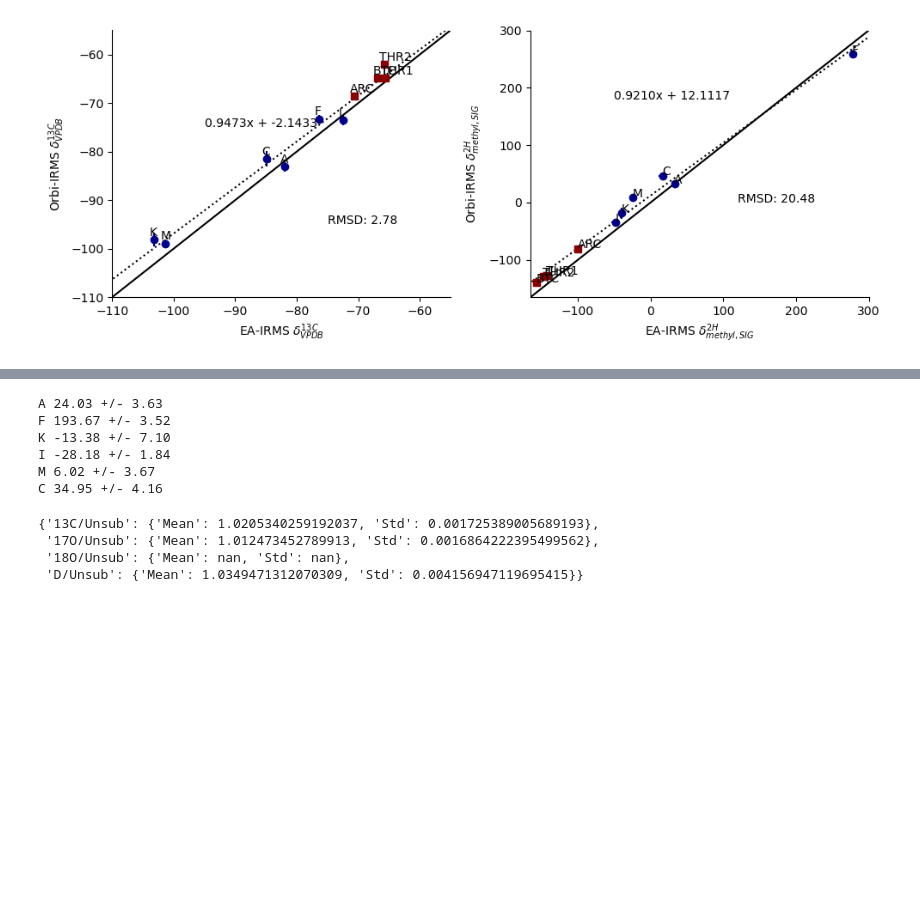
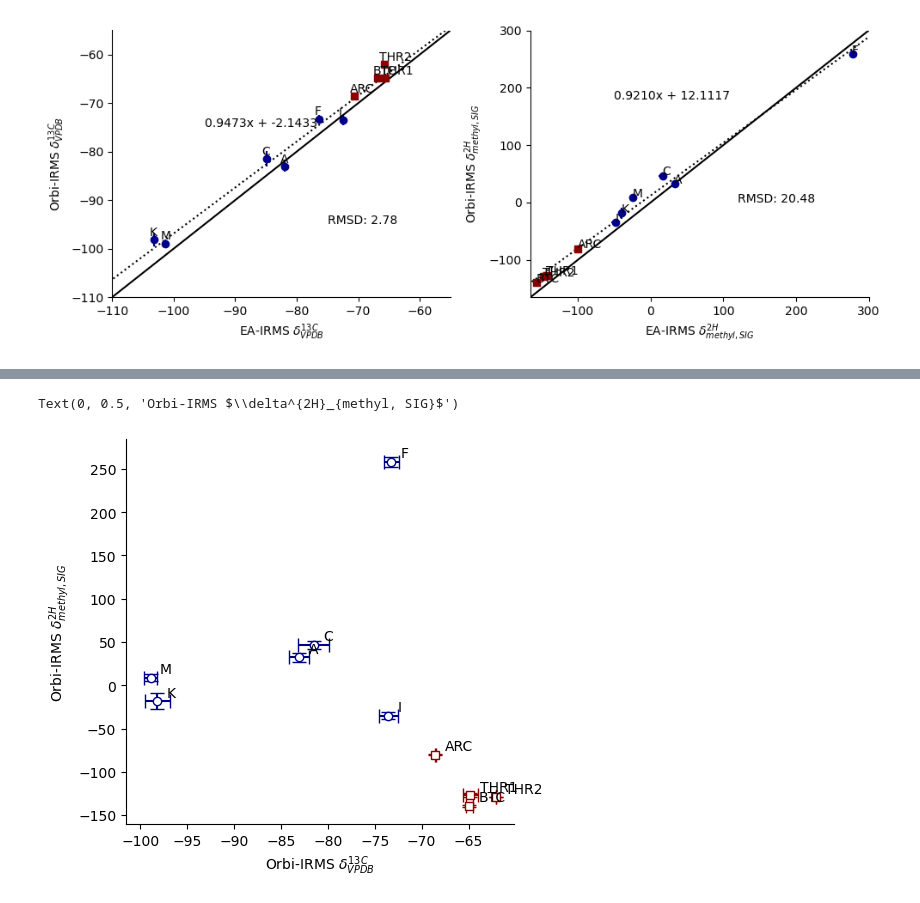
Before and after one commit to Csernica/MPA-Forensics, a Jupyter notebook: Summary Plots.ipynb, the cells around one changed output, grey strips where cells are left out. Drawn from its saved outputs; the diff is of its cells as text; code cells hidden in the pictures; blank space fills up the shorter version.

```diff
--- a/Summary Plots.ipynb
+++ b/Summary Plots.ipynb
@@ -120,6 +120,8 @@ Text(0, 0.5, 'Orbi-IRMS $\\delta^{13C}_{VPDB}$')
 # %%
 import matplotlib.pyplot as plt
 import numpy as np
+crossPlot = {}
+
 xs = []
 ys = []
 xerr = []
@@ -133,6 +135,7 @@ expSamples = ['A','F','K','I','M','C']
 cAx = axes[0]
 for MPAIdx, (MPAKey, MPAData) in enumerate(xDict.items()):
     if MPAKey not in ['SIG']:
+        crossPlot[MPAKey] = {'13C':[],'13CErr':[],'2H':[],'2HErr':[]}
         deltaOrbi = yDict[MPAKey]['13C/Unsub']['Delta Mean']
         deltaSigVPDB = op.deltaToRatio('13C',xDict['SIG']['13C/Unsub']['Delta VPDB'])
         deltaOrbiR = (deltaOrbi / 1000 + 1) * deltaSigVPDB
@@ -152,6 +155,9 @@ for MPAIdx, (MPAKey, MPAData) in enumerate(xDict.items()):
         xerr.append(MPAData['13C/Unsub']['Error'])
         ys.append(deltaOrbiVPDB)
         yerr.append(yDict[MPAKey]['13C/Unsub']['ER'])
+
+        crossPlot[MPAKey]['13C'] = deltaOrbiVPDB
+        crossPlot[MPAKey]['13CErr'] = yDict[MPAKey]['13C/Unsub']['ER']
 
         cAx.text(MPAData['13C/Unsub']['Delta VPDB'] -0.75,deltaOrbiVPDB + 0.75, MPAKey)
 
@@ -215,6 +221,9 @@ for MPAIdx, (MPAKey, MPAData) in enumerate(xDict.items()):
         hys.append(deltaOrbiScaled)
         hyerr.append(deltaOrbiErrScaled)
 
+        crossPlot[MPAKey]['2H'] = deltaOrbiScaled
+        crossPlot[MPAKey]['2HErr'] = deltaOrbiErrScaled
+
         cAx.text(deltaEAScaled -0.75,deltaOrbiScaled + 0.75, MPAKey)
 
 #ax.plot([-125,100],[-125,100], color = 'k', linestyle = '--',alpha = 0.3)
@@ -682,27 +255,22 @@ ax.set_ylim(-150,300)
-# %%
-for MPAKey, MPAData in neg120k.items():
-
-    OrbiRatioVsStd = MPAData['13C/Unsub']['Mean']
-    StdRat =  (caltech20220923['MPA STD'] / 1000 + 1) * 0.01118
-    OrbiRatVsPDB = OrbiRatioVsStd * StdRat / 0.01118
-    carbonMean = 1000 * (OrbiRatVsPDB - 1)
-
-    carbonErr = MPAData['13C/Unsub']['Std'] * 1000
-    hydrogenMean = (MPAData['D/Unsub']['Mean'] - 1) * 1000
-    hydrogenErr = MPAData['D/Unsub']['Std'] * 1000
-
-    print(MPAKey + ' ' + f'{hydrogenMean:.2f}' + ' +/- ' + f'{hydrogenErr:.2f}')
-# %% [output]
-A 24.03 +/- 3.63
-F 193.67 +/- 3.52
-K -13.38 +/- 7.10
-I -28.18 +/- 1.84
-M 6.02 +/- 3.67
-C 34.95 +/- 4.16
-# %%
-MPAData
-# %% [output]
-{'13C/Unsub': {'Mean': 1.0205340259192037, 'Std': 0.001725389005689193},
- '17O/Unsub': {'Mean': 1.012473452789913, 'Std': 0.0016864222395499562},
- '18O/Unsub': {'Mean': nan, 'Std': nan},
- 'D/Unsub': {'Mean': 1.0349471312070309, 'Std': 0.004156947119695415}}
+# %%
+fig, ax = plt.subplots(figsize = (5,5))
+
+for MPAKey, MPAData in crossPlot.items():
+    if MPAKey in expSamples:
+        fmt = 'o'
+        c = 'darkblue'
+    else:
+        fmt = 's'
+        c = 'darkred'
+
+    ax.errorbar(MPAData['13C'],MPAData['2H'], xerr = MPAData['13CErr'],yerr = MPAData['2HErr'], mfc = 'w', fmt = fmt, mec = c, ecolor = c, capsize = 5)
+
+    ax.text(MPAData['13C']+1, MPAData['2H']+5, MPAKey)
+
+sns.despine()
+
+ax.set_xlabel("Orbi-IRMS $\delta^{13C}_{VPDB}$")
+ax.set_ylabel("Orbi-IRMS $\delta^{2H}_{methyl, SIG}$")
+# %% [output]
+Text(0, 0.5, 'Orbi-IRMS $\\delta^{2H}_{methyl, SIG}$')
+[figure, added]
```
Also changed, not shown: parts of 12 cells of this notebook.
